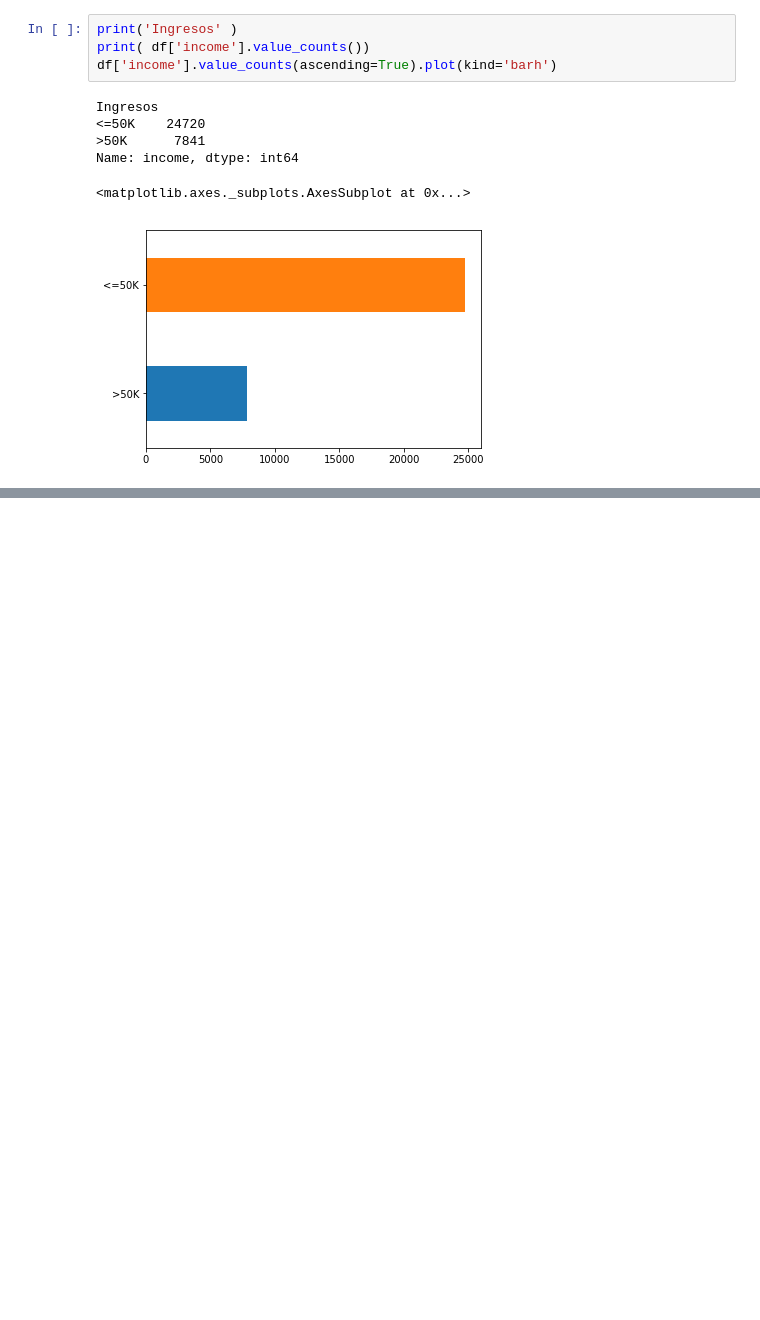
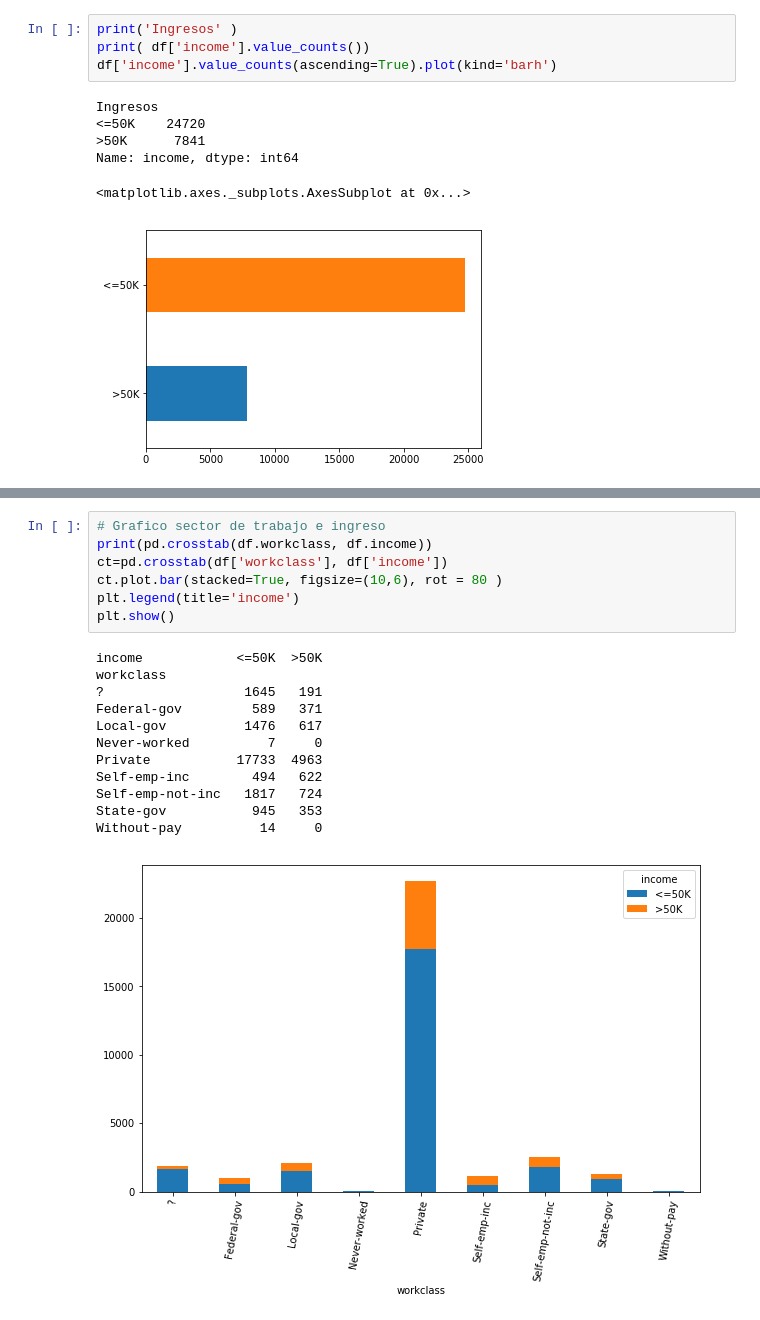
Before and after one commit to fepineda/AnalisisCensos, a Jupyter notebook: RedesNeuronales.ipynb, the cells around one changed output, grey strips where cells are left out. Cells and saved outputs as stored; diff of their text form; blank space fills up the shorter version.

```diff
--- a/RedesNeuronales.ipynb
+++ b/RedesNeuronales.ipynb
@@ -140,0 +107,20 @@ Name: sex, dtype: int64
+# %%
+# Grafico sector de trabajo e ingreso
+print(pd.crosstab(df.workclass, df.income))
+ct=pd.crosstab(df['workclass'], df['income'])
+ct.plot.bar(stacked=True, figsize=(10,6), rot = 80 )
+plt.legend(title='income')
+plt.show()
+# %% [output]
+income            <=50K  >50K
+workclass
+?                  1645   191
+Federal-gov         589   371
+Local-gov          1476   617
+Never-worked          7     0
+Private           17733  4963
+Self-emp-inc        494   622
+Self-emp-not-inc   1817   724
+State-gov           945   353
+Without-pay          14     0
+[figure, added]
```
Also changed, not shown: parts of 14 cells of this notebook.
